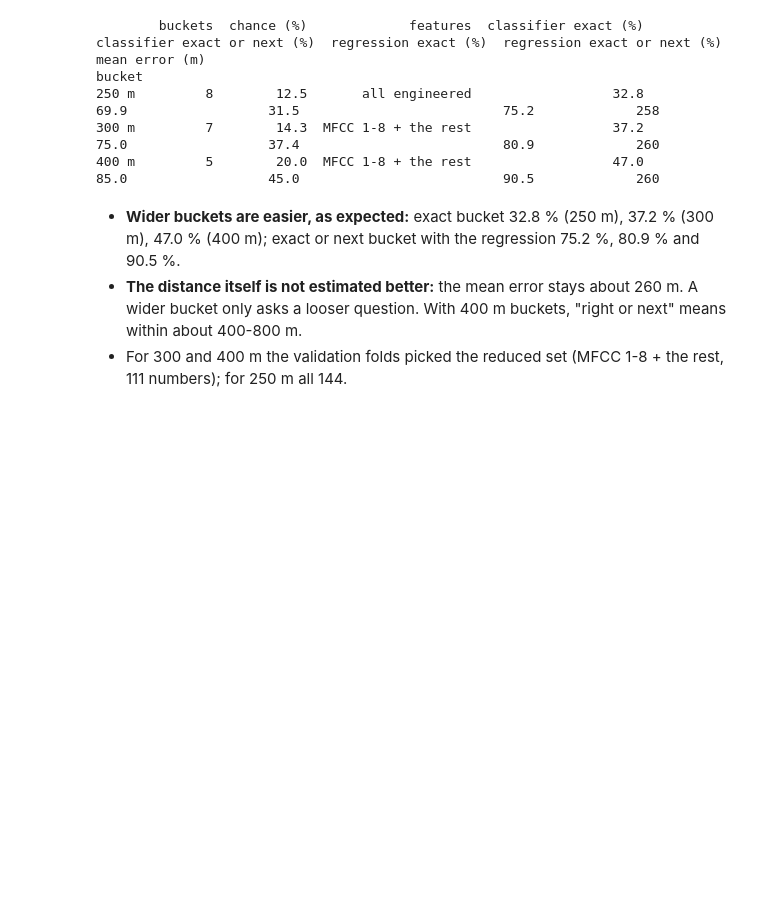
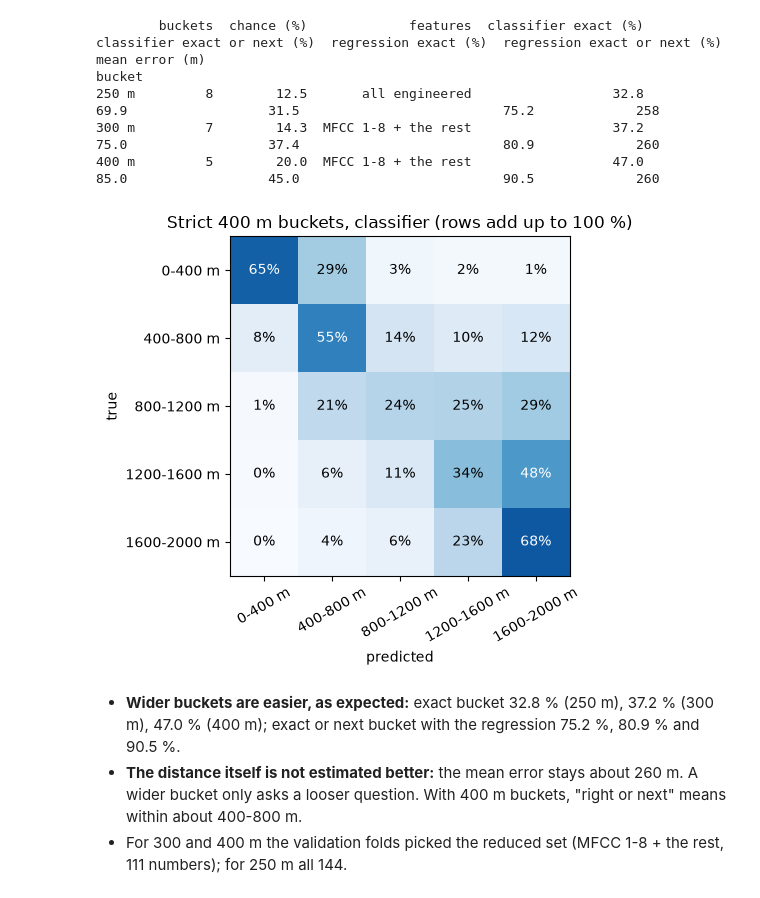
Before and after one commit to rashidcmm/ship-classifier, a Jupyter notebook: notebooks/20_merged_classes_svm.ipynb, the cells around one changed output. Cells and saved outputs as stored; diff of their text form; code cells hidden in the pictures; blank space fills up the shorter version.

```diff
--- a/notebooks/20_merged_classes_svm.ipynb
+++ b/notebooks/20_merged_classes_svm.ipynb
@@ -119,6 +119,20 @@ bucket
 250 m         8        12.5       all engineered                  32.8                          69.9                  31.5                          75.2             258
 300 m         7        14.3  MFCC 1-8 + the rest                  37.2                          75.0                  37.4                          80.9             260
 400 m         5        20.0  MFCC 1-8 + the rest                  47.0                          85.0                  45.0                          90.5             260
+# %%
+p400 = pd.read_parquet(RUNS_DIR / "distance_classical_400m" / "predictions.parquet")
+names400 = json.loads((RUNS_DIR / "distance_classical_400m" / "results.json").read_text())["buckets"]
+cm = confusion_matrix(p400.true_bucket, p400.clf_bucket, labels=range(len(names400)), normalize="true")
+fig, ax = plt.subplots(figsize=(5.8, 4.8))
+ax.imshow(cm, cmap="Blues", vmin=0, vmax=0.8)
+for i in range(len(names400)):
+    for j in range(len(names400)):
+        ax.text(j, i, f"{cm[i, j]:.0%}", ha="center", va="center", color="white" if cm[i, j] > 0.45 else "black")
+ax.set_xticks(range(len(names400)), names400, rotation=30); ax.set_yticks(range(len(names400)), names400)
+ax.set_xlabel("predicted"); ax.set_ylabel("true")
+ax.set_title("Strict 400 m buckets, classifier (rows add up to 100 %)"); plt.tight_layout(); plt.show()
+# %% [output]
+[figure, added]
 # %% [markdown]
 - **Wider buckets are easier, as expected:** exact bucket 32.8 % (250 m), 37.2 % (300 m), 47.0 % (400 m); exact
   or next bucket with the regression 75.2 %, 80.9 % and 90.5 %.
```
Also changed, not shown: 8 other files.
